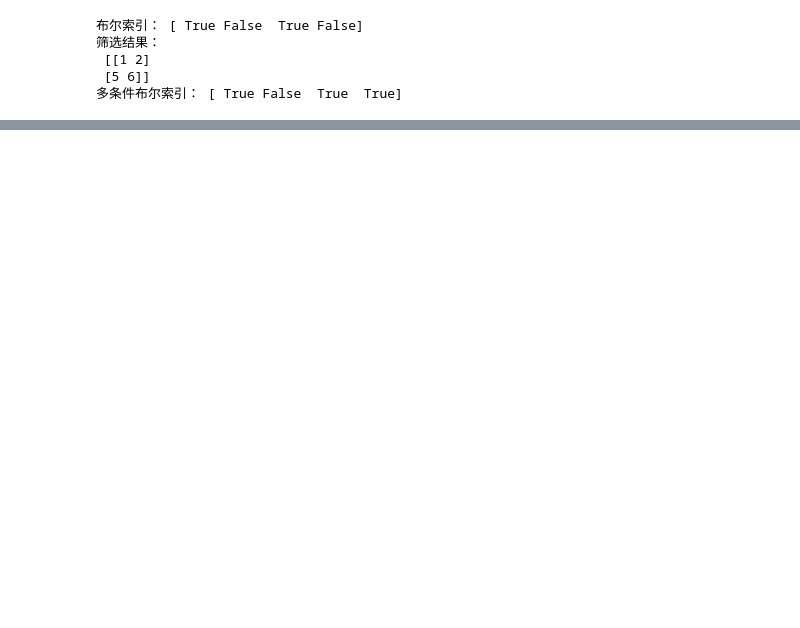
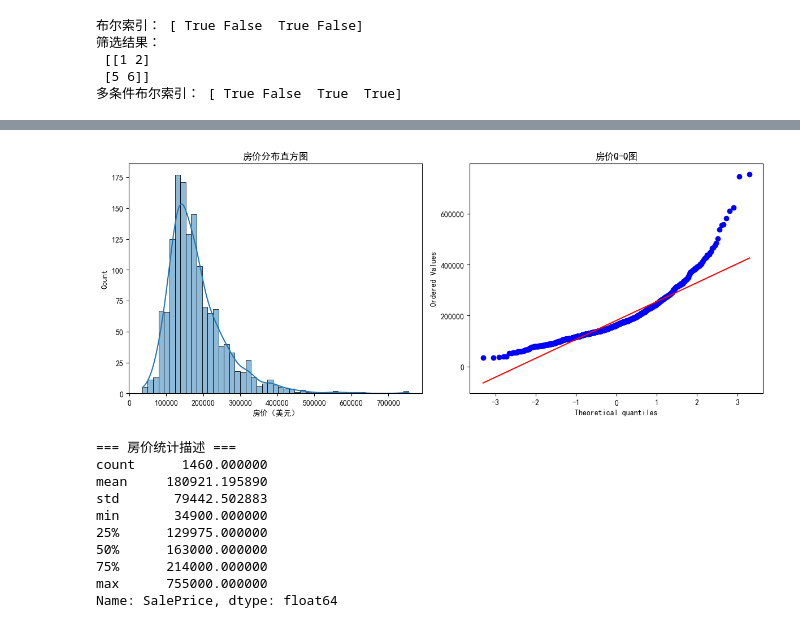
Before and after one commit to bingfeng99/AI-Learning, a Jupyter notebook: Numpy练习题.ipynb, the cells around one changed output, grey strips where cells are left out. Cells and saved outputs as stored; diff of their text form; code cells hidden in the pictures; blank space fills up the shorter version.

```diff
--- a/Numpy练习题.ipynb
+++ b/Numpy练习题.ipynb
@@ -113,0 +512,22 @@ print(setosa_samples.shape)
+# %%
+import pandas as pd
+import numpy as np
+import matplotlib.pyplot as plt
+import seaborn as sns
+from scipy.stats import probplot
+from sklearn.model_selection import train_test_split, GridSearchCV
+from sklearn.linear_model import LinearRegression
+from sklearn.metrics import mean_squared_log_error
+from sklearn.feature_selection import VarianceThreshold
+from sklearn.metrics.pairwise import euclidean_distances
+import xgboost as xgb
+import joblib
+
+# 设置中文字体（避免图表中文乱码）
+plt.rcParams['font.sans-serif'] = ['SimHei']
+plt.rcParams['axes.unicode_minus'] = False
+
+train_df = pd.read_csv(r"C:\Users\77386\Downloads\Ames房价\train.csv")
+test_df = pd.read_csv(r"C:\Users\77386\Downloads\Ames房价\test.csv")
+print(f"训练集形状：{train_df.shape}")  # (1460, 81)
+print(f"测试集形状：{test_df.shape}")    # (1459, 80)
@@ -113,0 +587,32 @@ print(setosa_samples.shape)
+# %%
+plt.figure(figsize=(12, 5))
+
+# 直方图（右偏分布）
+plt.subplot(1, 2, 1)
+sns.histplot(train_df["SalePrice"], kde=True)
+plt.title("房价分布直方图")
+plt.xlabel("房价（美元）")
+
+# Q-Q图（偏离直线，验证右偏）
+plt.subplot(1, 2, 2)
+probplot(train_df["SalePrice"], plot=plt)
+plt.title("房价Q-Q图")
+plt.tight_layout()
+plt.show()
+
+# 统计描述
+print("\n=== 房价统计描述 ===")
+print(train_df["SalePrice"].describe())
+# 均值≈180921，中位数≈163000，说明右偏（均值>中位数）
+# %% [output]
+[figure, added]
+=== 房价统计描述 ===
+count      1460.000000
+mean     180921.195890
+std       79442.502883
+min       34900.000000
+25%      129975.000000
+50%      163000.000000
+75%      214000.000000
+max      755000.000000
+Name: SalePrice, dtype: float64
```
Also changed, not shown: parts of 29 cells of this notebook.
